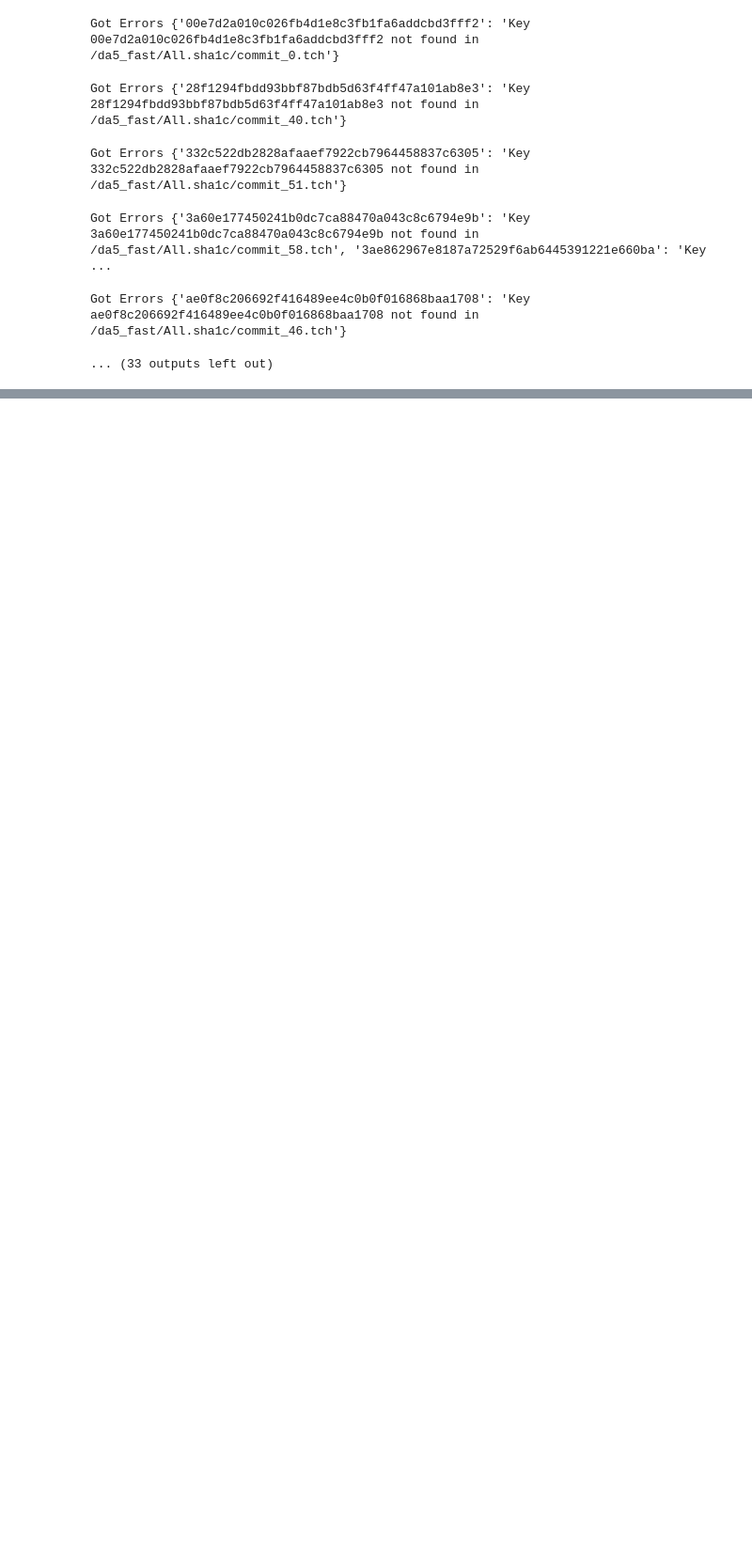
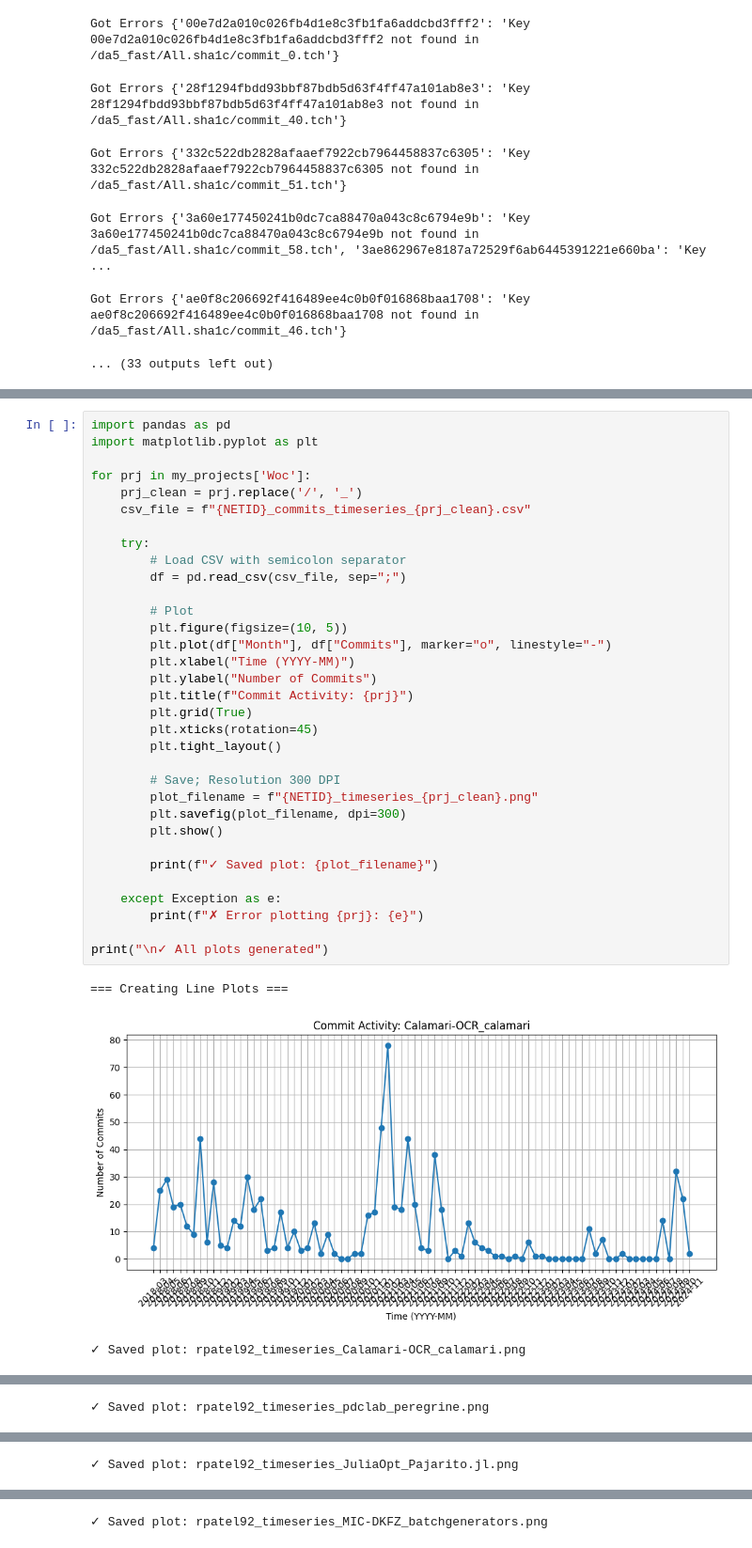
Before and after one commit to JustAnotherJames/hcrettol_MP2, a Jupyter notebook: rpatel92 (2).ipynb, the cells around one changed output, grey strips where cells are left out. Shown at 94% size. Saved outputs shown, nothing was run; the diff lists cells and outputs as text; blank space fills up the shorter version.

```diff
--- a/rpatel92 (2).ipynb
+++ b/rpatel92 (2).ipynb
@@ -273,0 +345,37 @@ df_summary.head(3)
+# %%
+import pandas as pd
+import matplotlib.pyplot as plt
+
+for prj in my_projects['Woc']:
+    prj_clean = prj.replace('/', '_')
+    csv_file = f"{NETID}_commits_timeseries_{prj_clean}.csv"
+
+    try:
+        # Load CSV with semicolon separator
+        df = pd.read_csv(csv_file, sep=";")
+
+        # Plot
+        plt.figure(figsize=(10, 5))
+        plt.plot(df["Month"], df["Commits"], marker="o", linestyle="-")
+        plt.xlabel("Time (YYYY-MM)")
+        plt.ylabel("Number of Commits")
+        plt.title(f"Commit Activity: {prj}")
+        plt.grid(True)
+        plt.xticks(rotation=45)
+        plt.tight_layout()
+
+        # Save; Resolution 300 DPI
+        plot_filename = f"{NETID}_timeseries_{prj_clean}.png"
+        plt.savefig(plot_filename, dpi=300)
+        plt.show()
+
+        print(f"✓ Saved plot: {plot_filename}")
+
+    except Exception as e:
+        print(f"✗ Error plotting {prj}: {e}")
+
+print("\n✓ All plots generated")
+# %% [output]
+=== Creating Line Plots ===
+[figure, added]
+✓ Saved plot: rpatel92_timeseries_Calamari-OCR_calamari.png
@@ -273,0 +383 @@ df_summary.head(3)
+✓ Saved plot: rpatel92_timeseries_pdclab_peregrine.png
@@ -273,0 +385 @@ df_summary.head(3)
+✓ Saved plot: rpatel92_timeseries_JuliaOpt_Pajarito.jl.png
@@ -273,0 +387 @@ df_summary.head(3)
+✓ Saved plot: rpatel92_timeseries_MIC-DKFZ_batchgenerators.png
```
Also changed, not shown: parts of 10 cells of this notebook.
